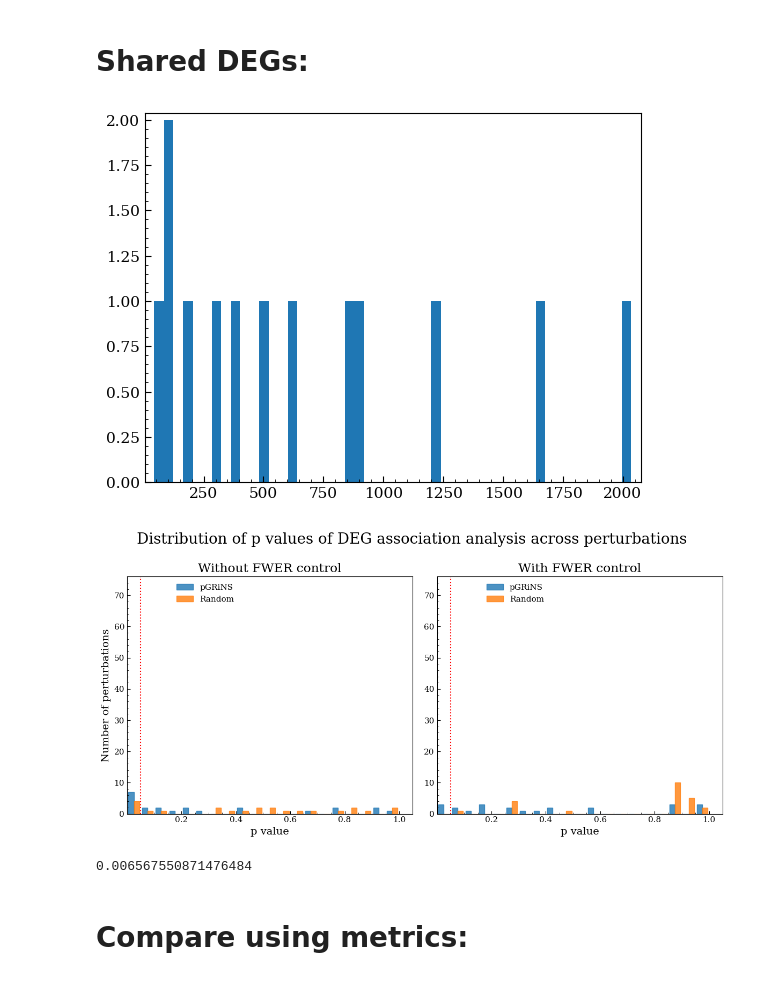
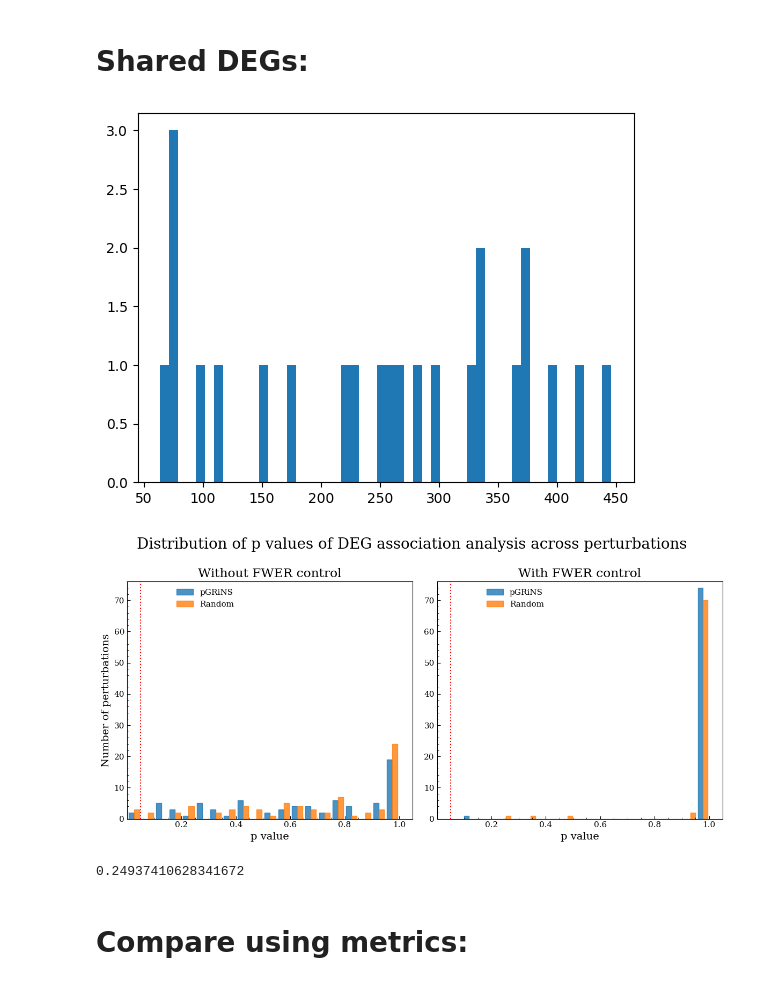
Before and after one commit to GeorgSommerer/bsc_thesis_pGRiNS, a Jupyter notebook: Analysis/eval_synth_data.ipynb, the cells around one changed output. Drawn from its saved outputs; the diff is of its cells as text; code cells hidden in the pictures.

```diff
--- a/Analysis/eval_synth_data.ipynb
+++ b/Analysis/eval_synth_data.ipynb
@@ -50,8 +58,8 @@ for name in names:
     #data[name]["experimental"]["adata"] = data[name]["experimental"]["adata"][data[name]["experimental"]["adata"].obs["perturbation"].isin(["ctrl"]+perts)]
 
 pgrins_full = sc.read_h5ad(f"../Data/Projects/{grn_file}/001/perturb_norm_pert.h5ad")
-data["Norman19"]["pGRiNS"]["adata"] = pgrins_full[pgrins_full.obs["perturbation"].isin(data["Norman19"]["experimental"]["adata"].obs["perturbation"]),data["Norman19"]["experimental"]["adata"].var_names]
-data["Replogle22"]["pGRiNS"]["adata"] = pgrins_full[pgrins_full.obs["perturbation"].isin(data["Replogle22"]["experimental"]["adata"].obs["perturbation"]),data["Replogle22"]["experimental"]["adata"].var_names]
+data["Norman19"]["pGRiNS"]["adata"] = pgrins_full[pgrins_full.obs["perturbation"].isin(data["Norman19"]["experimental"]["adata"].obs["perturbation"]),list(set(data["Norman19"]["experimental"]["adata"].var_names)&set(pgrins_full.var_names))]
+data["Replogle22"]["pGRiNS"]["adata"] = pgrins_full[pgrins_full.obs["perturbation"].isin(data["Replogle22"]["experimental"]["adata"].obs["perturbation"]),list(set(data["Replogle22"]["experimental"]["adata"].var_names)&set(pgrins_full.var_names))]
 
 for name in names:
     data[name]["experimental"]["adata"] = data[name]["experimental"]["adata"][:,list(set(data[name]["experimental"]["adata"].var_names)&set(data[name]["pGRiNS"]["adata"].var_names))]
@@ -97,5 +109,5 @@ plt.scatter
 # %%
-i = 0
+i = 3
 for name in names:
-    plt.scatter(data[name]["experimental"]["pert_means"][data[name]["perts"][i]],data[name]["pGRiNS"]["pert_means"][data[name]["perts"][i]])
+    plt.scatter(data[name]["experimental"]["pert_means"][data[name]["perts"][i]],data[name]["pGRiNS"]["pert_means"][data[name]["perts"][i]],s=1)
     plt.show()
@@ -101,0 +119,8 @@ for name in names:
+# %%
+for name in names:
+    for model in models:
+        sc.tl.rank_genes_groups(data[name][model]["adata"],groupby="perturbation",reference="ctrl",key_added="vs_ctrl",layer="log1p")
+        data[name][model]["pgene_logFC"] = []
+        for pert in data[name]["perts"]:
+            pg_pert = pert.split("_")
+            data[name][model]["pgene_logFC"].append(np.mean([data[name][model]["adata"].uns["vs_ctrl"]["logfoldchanges"][pert][data[name][model]["adata"].uns["vs_ctrl"]["names"][pert]==pg] for pg in pg_pert]))
@@ -106,8 +146,8 @@ for name in names:
 # %%
 for name in names:
     for model in models:
-        sc.tl.rank_genes_groups(data[name][model]["adata"],groupby="perturbation",reference="rest",key_added="DEG_analysis_ctrl",rankby_abs=True,layer="log1p")
-        data[name][model]["DEGs"] = {pert : data[name][model]["adata"].uns["DEG_analysis_ctrl"]["names"][pert][data[name][model]["adata"].uns["DEG_analysis_ctrl"]["pvals_adj"][pert] < 0.05] for pert in tqdm(data[name]["perts"])}
+        sc.tl.rank_genes_groups(data[name][model]["adata"],groupby="perturbation",reference="rest",key_added="DEG_analysis",rankby_abs=True,layer="log1p")
+        data[name][model]["DEGs"] = {pert : data[name][model]["adata"].uns["DEG_analysis"]["names"][pert][data[name][model]["adata"].uns["DEG_analysis"]["pvals_adj"][pert] < 0.05] for pert in tqdm(data[name]["perts"])}
         #data[name][model]["ON_genes"] = {pert : data[name][model]["adata"].var_names[data[name][model]["pert_means"][pert]>np.mean(data[name][model]["pert_means"][pert])] for pert in tqdm(data[name]["perts"])}
     data[name]["Random"] = {}
     data[name]["Random"]["DEGs"] = {pert: np.random.choice(list(data[name]["pGRiNS"]["adata"].var_names),size=len(data[name]["pGRiNS"]["DEGs"][pert])) for pert in tqdm(data[name]["perts"])}
@@ -134,5 +172,5 @@ import plotting_funs
 # %%
-plt.hist([len(x) for x in data["Norman19"]["experimental"]["DEGs"].values()],bins=50)
+plt.hist([len(x) for x in data["Norman19"]["pGRiNS"]["DEGs"].values()],bins=50)
 plt.show()
 # %% [output]
-[figure, old version]
+[figure, new version]
@@ -162,12 +198,12 @@ os.makedirs(f"Plots/{grn_file}/001",exist_ok=True)
 plt.savefig(f"Plots/{grn_file}/001/DEG_pvals.png")
 plt.show()
 # %% [output]
-[figure, old version]
+[figure, new version]
 # %%
 u_deg = mannwhitneyu(chisq_res["DEGs"]["pGRiNS"]["pvals_adj"],chisq_res["DEGs"]["Random"]["pvals_adj"],alternative="two-sided")
 print(u_deg.pvalue) # 2.718303674376062e-08
 # %% [output]
-0.006567550871476484
+0.24937410628341672
 # %% [markdown]
 # Compare using metrics:
 # %%
```
Also changed, not shown: parts of 28 cells of this notebook, 32 other files.
